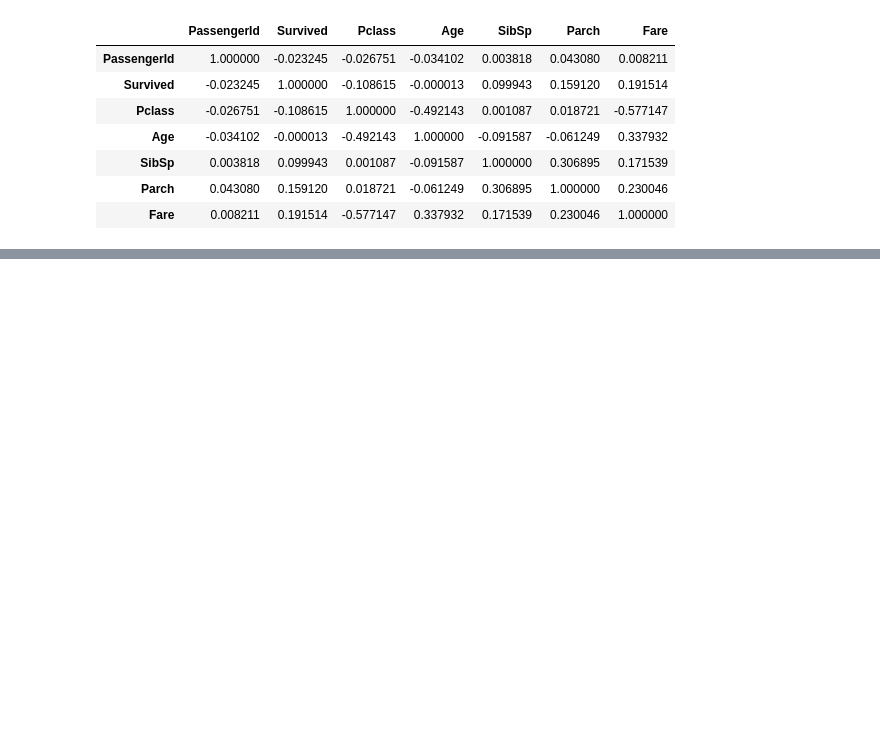
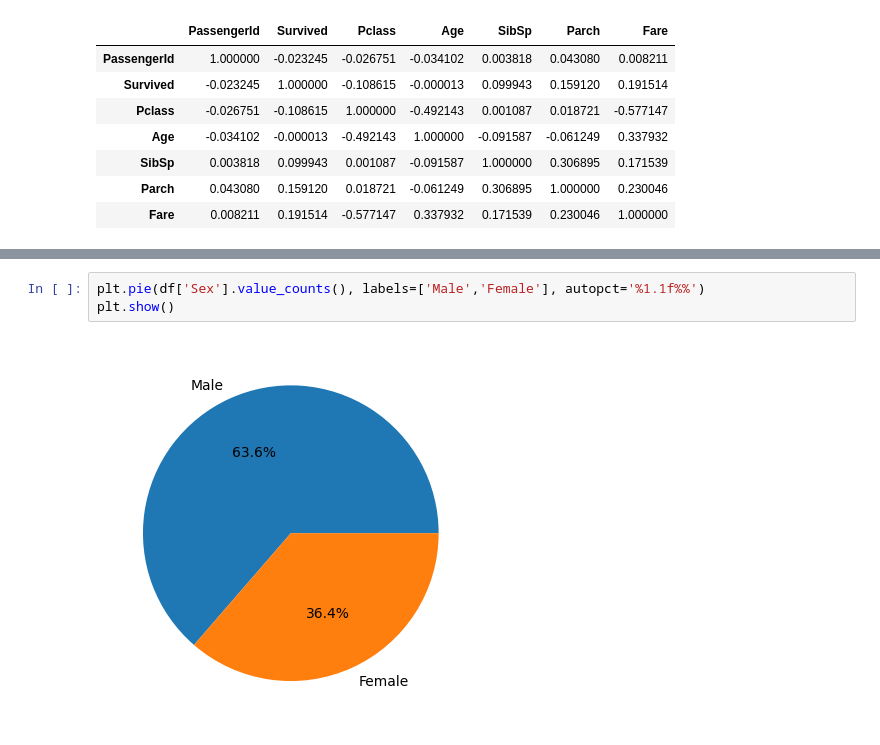
Before and after one commit to saajann/data-science, a Jupyter notebook: matplotlib/main.ipynb, the cells around one changed output, grey strips where cells are left out. Saved outputs shown, nothing was run; the diff lists cells and outputs as text; blank space fills up the shorter version.

```diff
--- a/matplotlib/main.ipynb
+++ b/matplotlib/main.ipynb
@@ -35,0 +43,5 @@ df.select_dtypes(include=['int64', 'float64']).corr()
+# %%
+plt.pie(df['Sex'].value_counts(), labels=['Male','Female'], autopct='%1.1f%%')
+plt.show()
+# %% [output]
+[figure, added]
```
Also changed, not shown: parts of 4 cells of this notebook, 1 other file.
